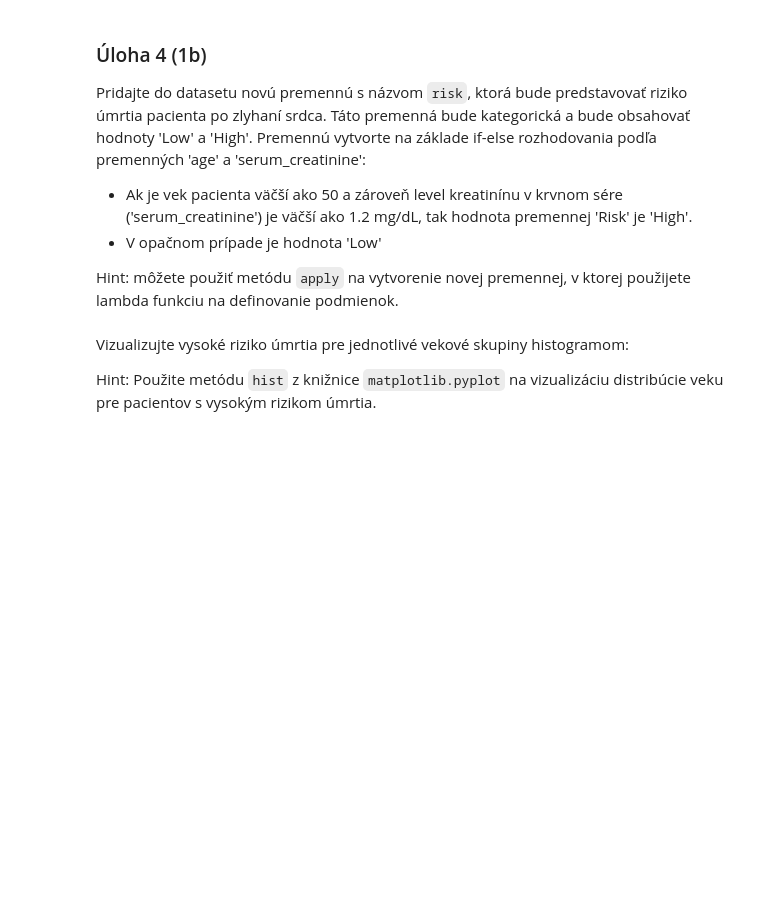
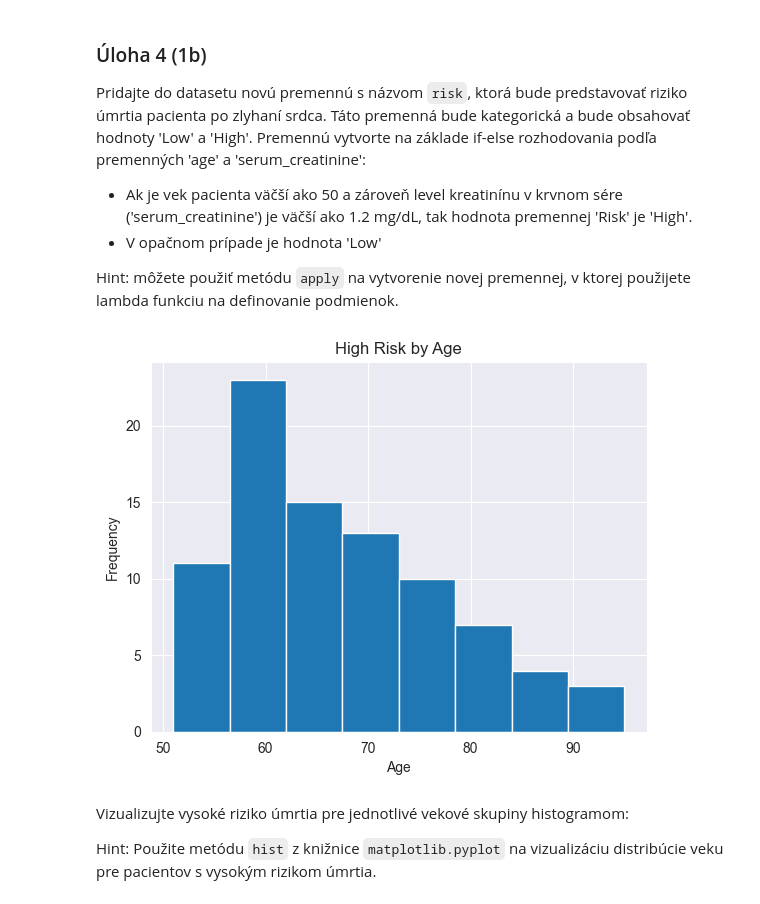
Before and after one commit to fri-linda/SSBU_25, a Jupyter notebook: cv4/CV4_2_Zadanie_1.ipynb, the cells around one changed output. Saved outputs shown, nothing was run; the diff lists cells and outputs as text; code cells hidden in the pictures; blank space fills up the shorter version.

```diff
--- a/cv4/CV4_2_Zadanie_1.ipynb
+++ b/cv4/CV4_2_Zadanie_1.ipynb
@@ -114,18 +203,16 @@ Premennú vytvorte na základe if-else rozhodovania podľa premenných 'age' a '
 Hint: môžete použiť metódu `apply` na vytvorenie novej premennej, v ktorej použijete lambda funkciu na definovanie podmienok.
 # %%
 import matplotlib.pyplot as plt
-# Add the 'risk' variable
-data_hw['risk'] = data_hw.apply(lambda row: 'High' if row['age'] > 50 and row['serum_creatinine'] > 1.2 else 'Low', axis=1)
+data_hf['risk'] = data_hf.apply(lambda row: 'High' if row['age'] > 50 and row['serum_creatinine'] > 1.2 else 'Low', axis=1)
 
-# Visualize high risk by age
-
-
-high_risk = data_hw[data_hw['risk'] == 'High']
+high_risk = data_hf[data_hf['risk'] == 'High']
 plt.hist(high_risk['age'], bins='auto')
 plt.title('High Risk by Age')
 plt.xlabel('Age')
 plt.ylabel('Frequency')
 plt.show()
+# %% [output]
+[figure, added]
 # %% [markdown]
 Vizualizujte vysoké riziko úmrtia pre jednotlivé vekové skupiny histogramom:
 
```
Also changed, not shown: parts of 28 cells of this notebook, 3 other files.
